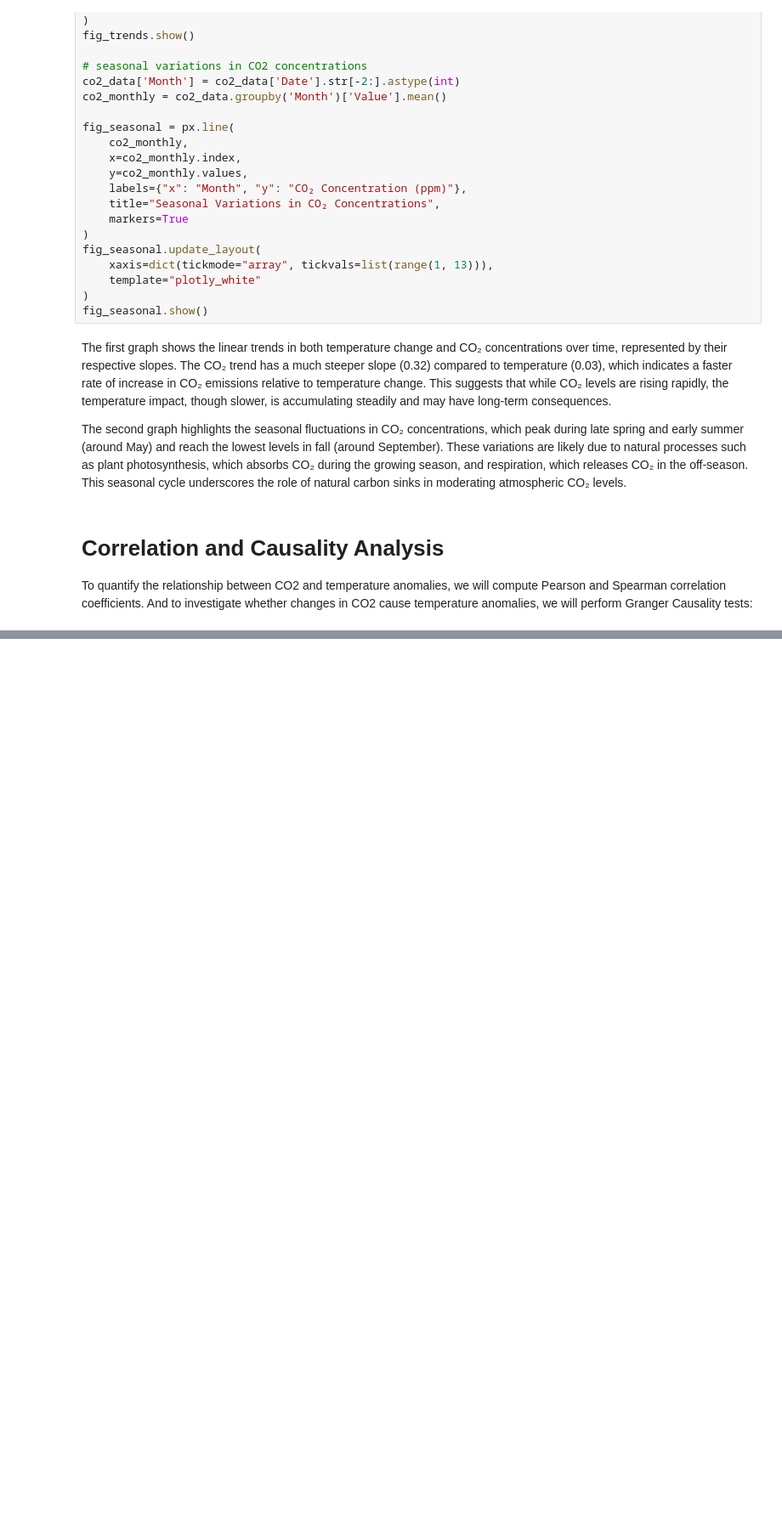
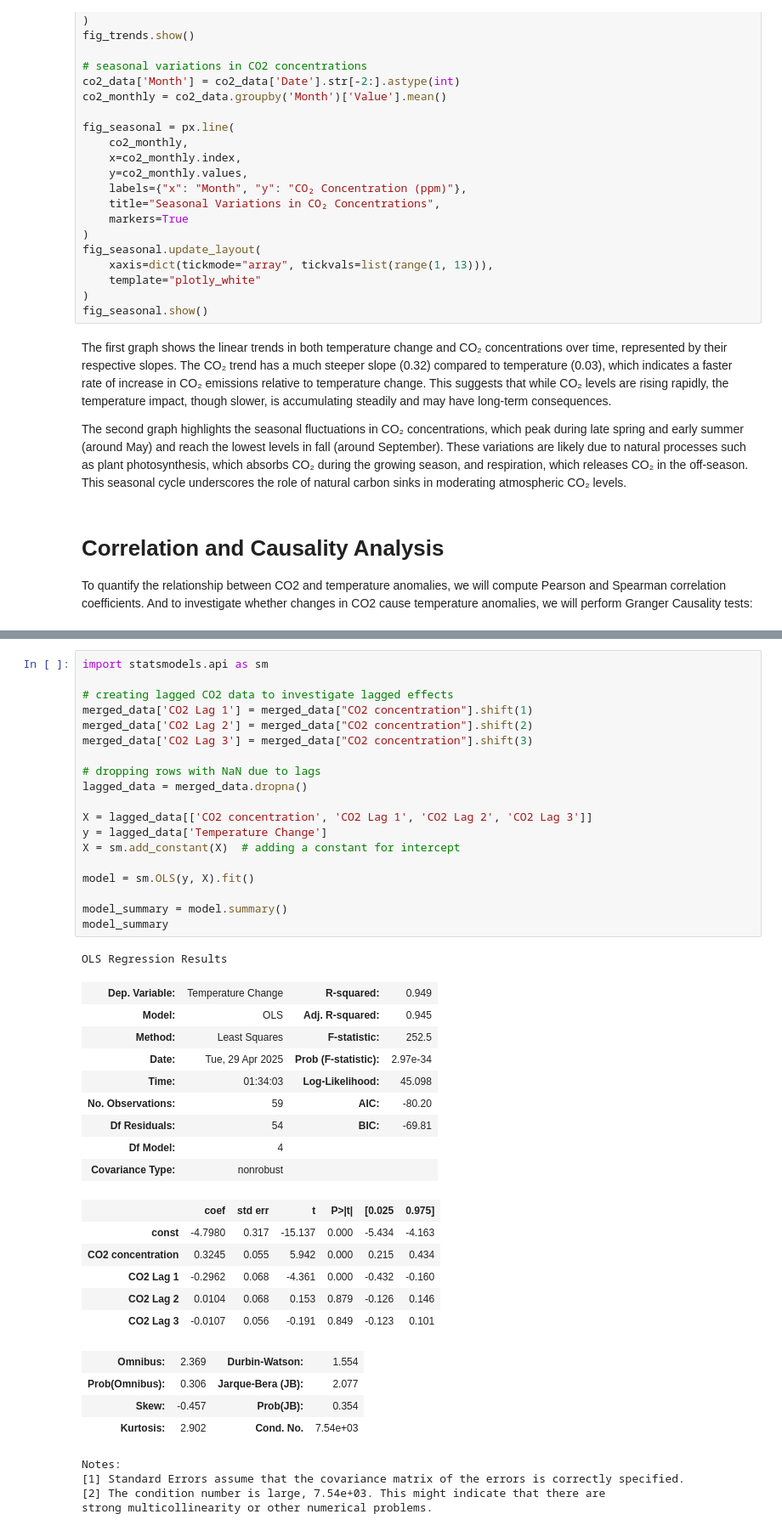
Before and after one commit to ndeskaj/carbon_emission, a Jupyter notebook: carbon_emission_analysis.ipynb, the cells around one changed output, grey strips where cells are left out. Shown at 85% size. Drawn from its saved outputs; the diff is of its cells as text; blank space fills up the shorter version.

```diff
--- a/carbon_emission_analysis.ipynb
+++ b/carbon_emission_analysis.ipynb
@@ -198,0 +237,44 @@ To quantify the relationship between CO2 and temperature anomalies, we will comp
+# %%
+import statsmodels.api as sm
+
+# creating lagged CO2 data to investigate lagged effects
+merged_data['CO2 Lag 1'] = merged_data["CO2 concentration"].shift(1)
+merged_data['CO2 Lag 2'] = merged_data["CO2 concentration"].shift(2)
+merged_data['CO2 Lag 3'] = merged_data["CO2 concentration"].shift(3)
+
+# dropping rows with NaN due to lags
+lagged_data = merged_data.dropna()
+
+X = lagged_data[['CO2 concentration', 'CO2 Lag 1', 'CO2 Lag 2', 'CO2 Lag 3']]
+y = lagged_data['Temperature Change']
+X = sm.add_constant(X)  # adding a constant for intercept
+
+model = sm.OLS(y, X).fit()
+
+model_summary = model.summary()
+model_summary
+# %% [output]
+OLS Regression Results
+| Dep. Variable: | Temperature Change | R-squared: | 0.949 |
+| Model: | OLS | Adj. R-squared: | 0.945 |
+| Method: | Least Squares | F-statistic: | 252.5 |
+| Date: | Tue, 29 Apr 2025 | Prob (F-statistic): | 2.97e-34 |
+| Time: | 01:34:03 | Log-Likelihood: | 45.098 |
+| No. Observations: | 59 | AIC: | -80.20 |
+| Df Residuals: | 54 | BIC: | -69.81 |
+| Df Model: | 4 |  |  |
+| Covariance Type: | nonrobust |  |  |
+|  | coef | std err | t | P>|t| | [0.025 | 0.975] |
+| const | -4.7980 | 0.317 | -15.137 | 0.000 | -5.434 | -4.163 |
+| CO2 concentration | 0.3245 | 0.055 | 5.942 | 0.000 | 0.215 | 0.434 |
+| CO2 Lag 1 | -0.2962 | 0.068 | -4.361 | 0.000 | -0.432 | -0.160 |
+| CO2 Lag 2 | 0.0104 | 0.068 | 0.153 | 0.879 | -0.126 | 0.146 |
+| CO2 Lag 3 | -0.0107 | 0.056 | -0.191 | 0.849 | -0.123 | 0.101 |
+| Omnibus: | 2.369 | Durbin-Watson: | 1.554 |
+| Prob(Omnibus): | 0.306 | Jarque-Bera (JB): | 2.077 |
+| Skew: | -0.457 | Prob(JB): | 0.354 |
+| Kurtosis: | 2.902 | Cond. No. | 7.54e+03 |
+Notes:
+[1] Standard Errors assume that the covariance matrix of the errors is correctly specified.
+[2] The condition number is large, 7.54e+03. This might indicate that there are
+strong multicollinearity or other numerical problems.
```
Also changed, not shown: parts of 6 cells of this notebook.
